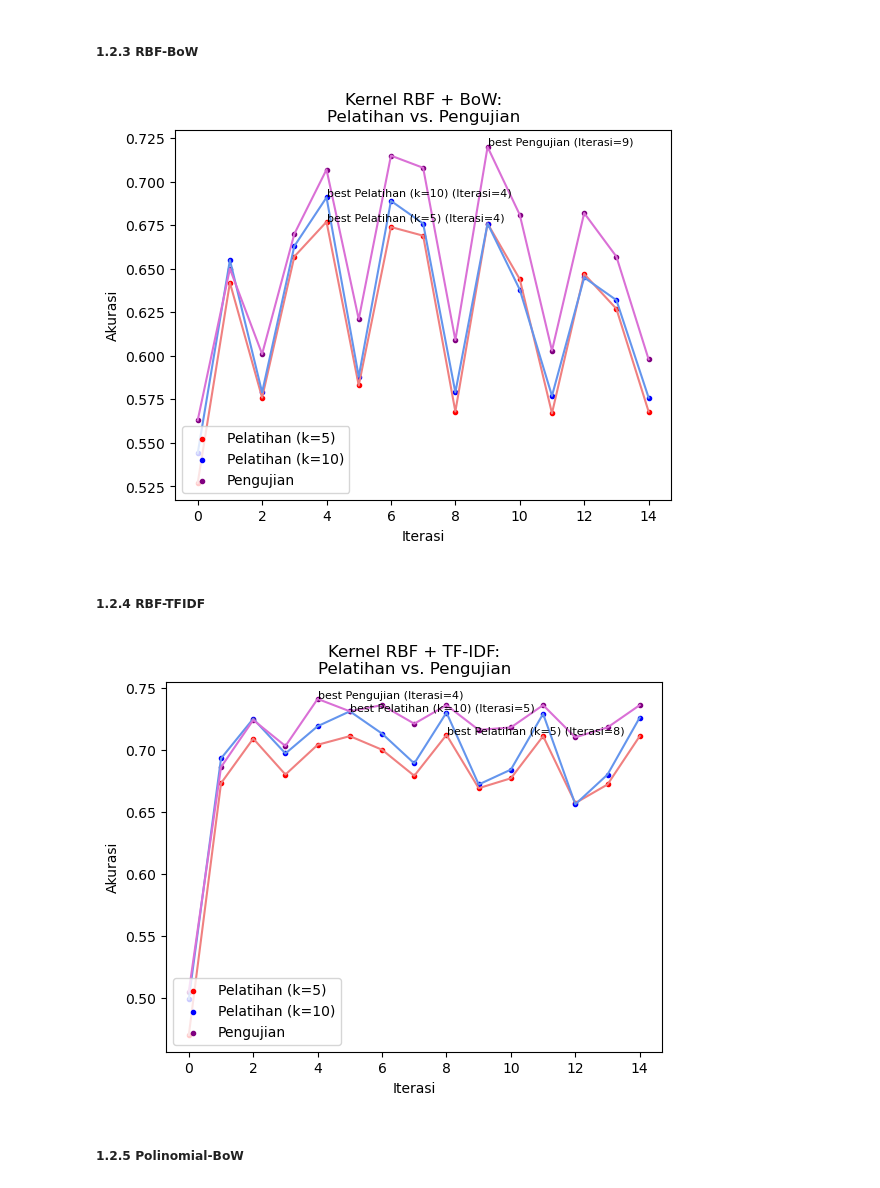
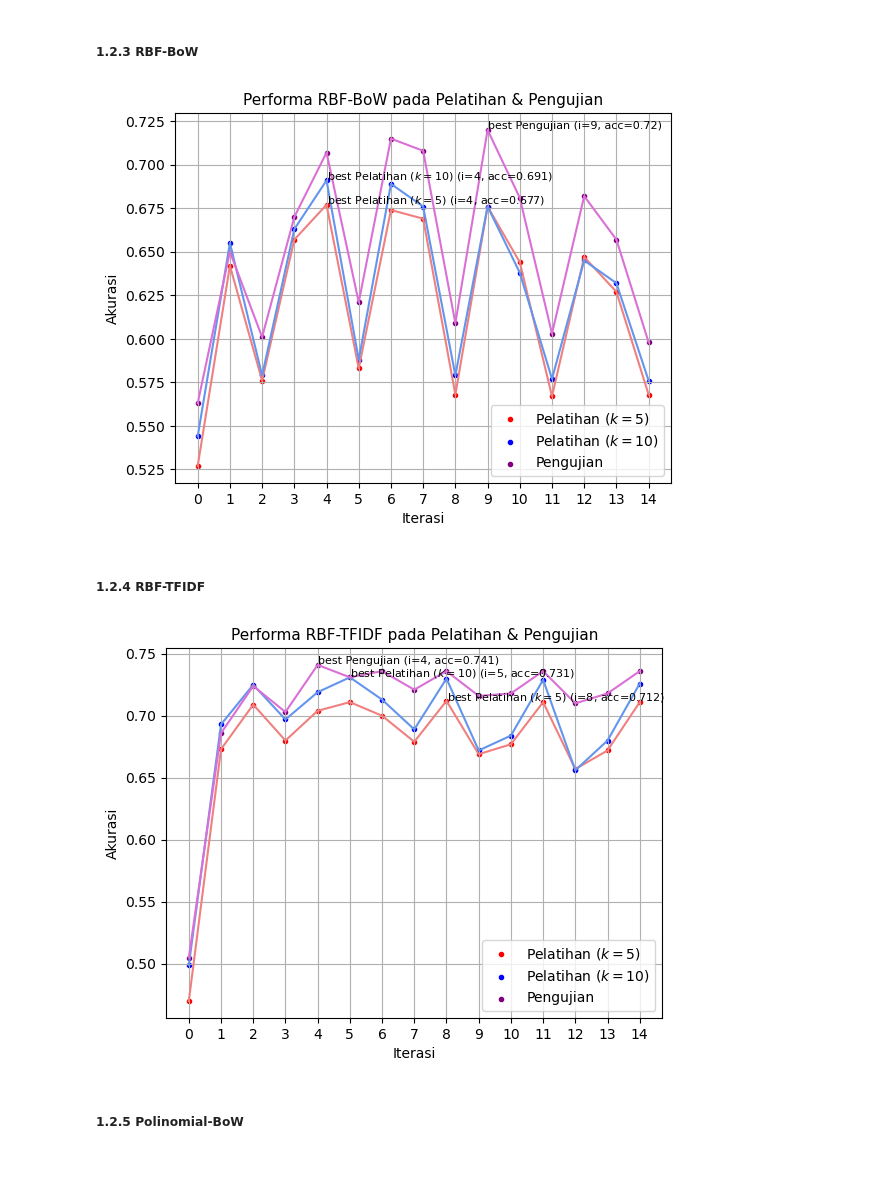
Before and after one commit to fwaskito/ta, a Jupyter notebook: ta/plot_rev.ipynb, the cells around one changed output. Cells and saved outputs as stored; diff of their text form; code cells hidden in the pictures.

```diff
--- a/ta/plot_rev.ipynb
+++ b/ta/plot_rev.ipynb
@@ -239,52 +272,52 @@ analysis.plot_performance_2d(
 ##### 1.2.3 RBF-BoW
 # %%
 res_dict = {
-    "Pelatihan (k=5)": {
-        "Iterasi": pandas.Series(range(len(train_rbf_bow_k5_res))),
-        "Akurasi": train_rbf_bow_k5_res["mean_accuracy"]
+    "Pelatihan ($k=5$)": {
+        "Iterasi": pandas.Series(range(len(train_k5_rbf_bow))),
+        "Akurasi": train_k5_rbf_bow["mean_accuracy"]
     },
-    "Pelatihan (k=10)": {
-        "Iterasi": pandas.Series(range(len(train_rbf_bow_k10_res))),
-        "Akurasi": train_rbf_bow_k10_res["mean_accuracy"]
+    "Pelatihan ($k=10$)": {
+        "Iterasi": pandas.Series(range(len(train_k10_rbf_bow))),
+        "Akurasi": train_k10_rbf_bow["mean_accuracy"]
     },
     "Pengujian": {
-        "Iterasi": pandas.Series(range(len(test_rbf_bow_res))),
-        "Akurasi": test_rbf_bow_res["accuracy"]
-    }
+        "Iterasi": pandas.Series(range(len(test_rbf_bow))),
+        "Akurasi": test_rbf_bow["accuracy"]
+    },
 }
 
 analysis.plot_performance_2d(
-    res_dict,
-    "lower left",
-    "Kernel RBF + BoW:\nPelatihan vs. Pengujian"
+    res_dict=res_dict,
+    legend="lower right",
+    title="Performa RBF-BoW pada Pelatihan & Pengujian",
 )
 # %% [output]
-[figure, old version]
+[figure, new version]
 # %% [markdown]
 ##### 1.2.4 RBF-TFIDF
 # %%
 res_dict = {
-    "Pelatihan (k=5)": {
-        "Iterasi": pandas.Series(range(len(train_rbf_tfidf_k5_res))),
-        "Akurasi": train_rbf_tfidf_k5_res["mean_accuracy"]
+    "Pelatihan ($k=5$)": {
+        "Iterasi": pandas.Series(range(len(train_k5_rbf_tfidf))),
+        "Akurasi": train_k5_rbf_tfidf["mean_accuracy"]
     },
-    "Pelatihan (k=10)": {
-        "Iterasi": pandas.Series(range(len(train_rbf_tfidf_k10_res))),
-        "Akurasi": train_rbf_tfidf_k10_res["mean_accuracy"]
+    "Pelatihan ($k=10$)": {
+        "Iterasi": pandas.Series(range(len(train_k10_rbf_tfidf))),
+        "Akurasi": train_k10_rbf_tfidf["mean_accuracy"]
     },
     "Pengujian": {
-        "Iterasi": pandas.Series(range(len(test_rbf_tfidf_res))),
-        "Akurasi": test_rbf_tfidf_res["accuracy"]
+        "Iterasi": pandas.Series(range(len(test_rbf_tfidf))),
+        "Akurasi": test_rbf_tfidf["accuracy"]
     }
 }
 
 analysis.plot_performance_2d(
-    res_dict,
-    "lower left",
-    "Kernel RBF + TF-IDF:\nPelatihan vs. Pengujian"
+    res_dict=res_dict,
+    legend="lower right",
+    title="Performa RBF-TFIDF pada Pelatihan & Pengujian",
 )
 # %% [output]
-[figure, old version]
+[figure, new version]
 # %% [markdown]
 ##### 1.2.5 Polinomial-BoW
 # %%
```
Also changed, not shown: parts of 52 cells of this notebook.
